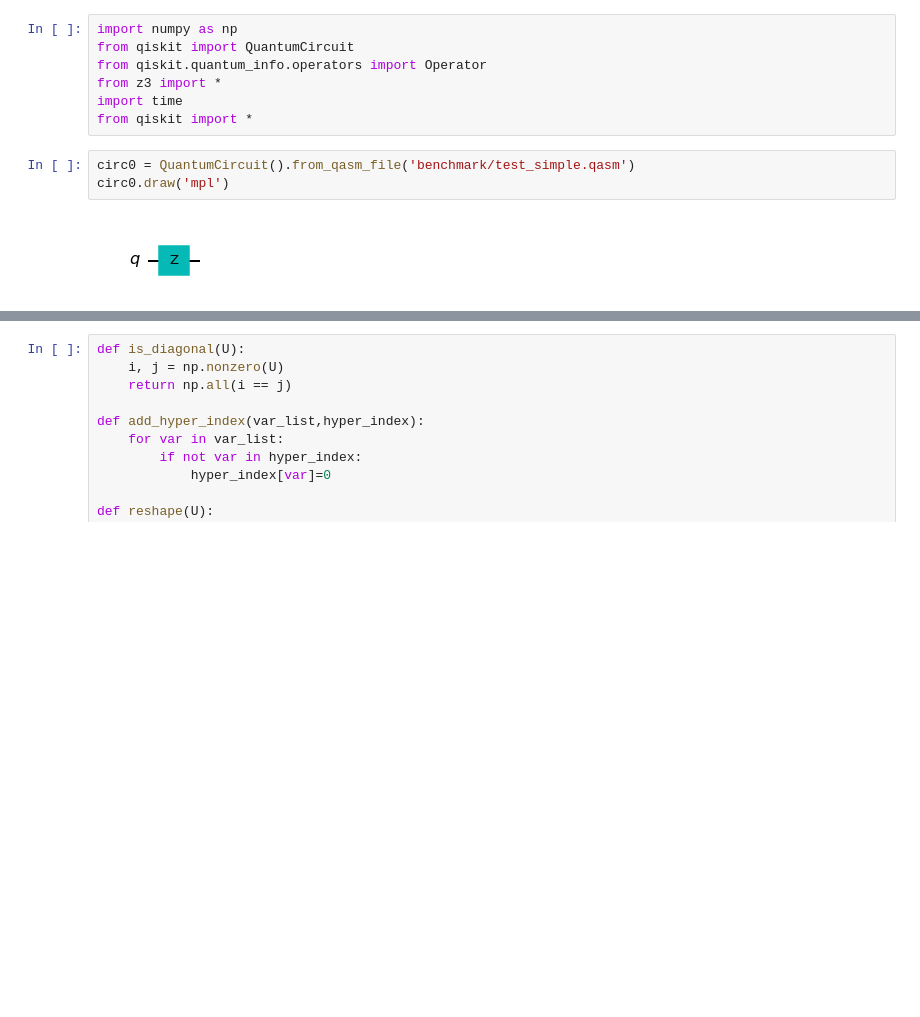
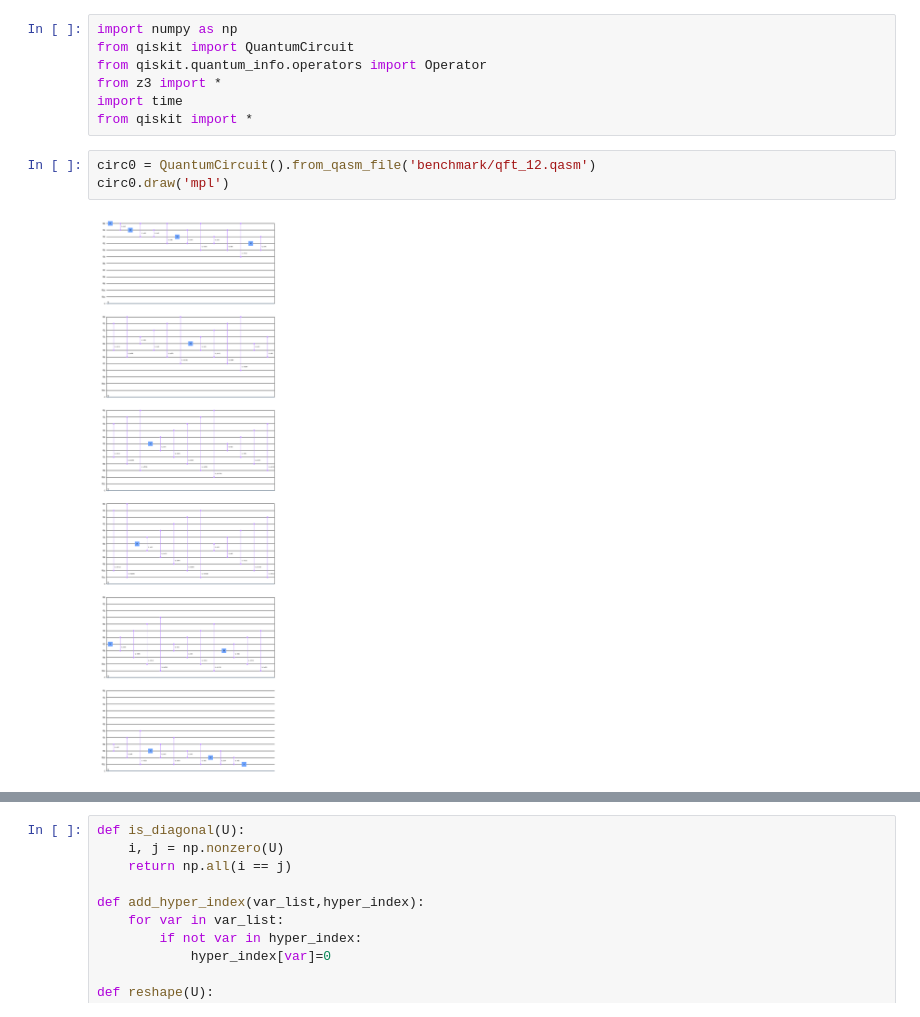
Before and after one commit to Acdimy/CVBE, a Jupyter notebook: final_cvbe.ipynb, the cells around one changed output, grey strips where cells are left out. Drawn from its saved outputs; the diff is of its cells as text; blank space fills up the shorter version.

```diff
--- a/final_cvbe.ipynb
+++ b/final_cvbe.ipynb
@@ -6,7 +6,7 @@ from z3 import *
 import time
 from qiskit import *
 # %%
-circ0 = QuantumCircuit().from_qasm_file('benchmark/test_simple.qasm')
+circ0 = QuantumCircuit().from_qasm_file('benchmark/qft_12.qasm')
 circ0.draw('mpl')
 # %% [output]
-[figure, old version]
+[figure, new version]
```
Also changed, not shown: parts of 17 cells of this notebook, 55 other files.
